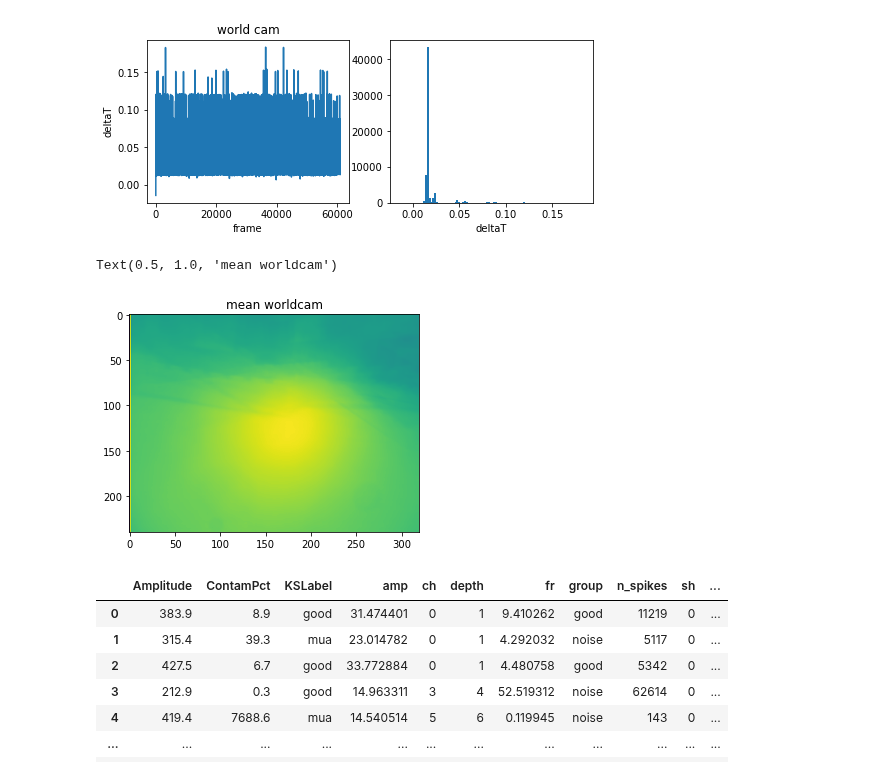
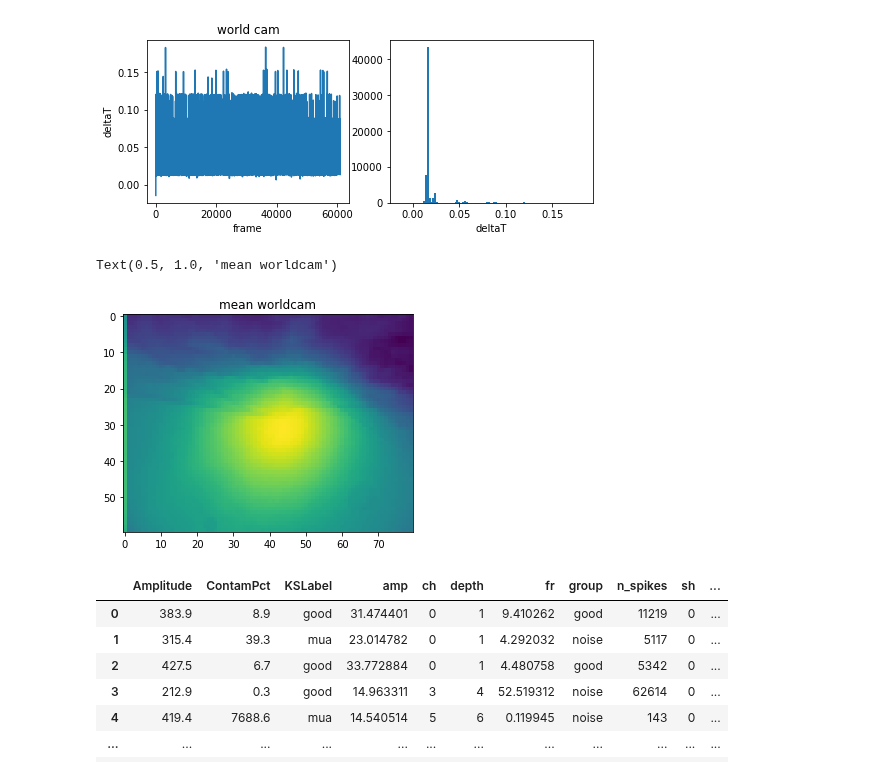
Before and after one commit to nielllab/FreelyMovingEphys, a Jupyter notebook: testing/cmn_practice.ipynb, the cells around one changed output. Drawn from its saved outputs; the diff is of its cells as text; code cells hidden in the pictures.

```diff
--- a/testing/cmn_practice.ipynb
+++ b/testing/cmn_practice.ipynb
@@ -44,3 +50,6 @@ import wavio
 mpl.rcParams['animation.ffmpeg_path'] = r'C:\Program Files\ffmpeg\bin\ffmpeg.exe'
 from scipy.interpolate import interp1d
 from numpy import nan
+
+mpl.rcParams['pdf.fonttype'] = 42
+mpl.rcParams['ps.fonttype'] = 42
@@ -47,5 +104,4 @@ from numpy import nan
 # %%
+# load worldcam
 world_data = xr.open_dataset(world_file)
-world_vid = np.uint8(world_data['WORLD_video'])
-worldT = world_data.timestamps
-world_data
+world_vid_raw = np.uint8(world_data['WORLD_video'])
@@ -61,0 +108,9 @@ Data variables:
+# %%
+#resize worldcam to make more manageable
+sz = world_vid_raw.shape
+downsamp = 0.25
+world_vid = np.zeros((sz[0],np.int(sz[1]*downsamp),np.int(sz[2]*downsamp)), dtype = 'uint8')
+for f in range(sz[0]):
+    world_vid[f,:,:] = cv2.resize(world_vid_raw[f,:,:],(np.int(sz[2]*downsamp),np.int(sz[1]*downsamp)))
+worldT = world_data.timestamps
+world_data
@@ -67,8 +133,9 @@ axs[1].hist(np.diff(worldT),100);axs[1].set_xlabel('deltaT')
 Text(0.5, 0, 'deltaT')
 [figure]
 # %%
-plt.imshow(np.mean(np.uint8(world_vid),axis=0)); plt.title('mean worldcam')
+# plot mean world image
+plt.imshow(np.mean(world_vid,axis=0)); plt.title('mean worldcam')
 # %% [output]
 Text(0.5, 1.0, 'mean worldcam')
-[figure, old version]
+[figure, new version]
 # %%
```
Also changed, not shown: parts of 43 cells of this notebook, 26 other files.
